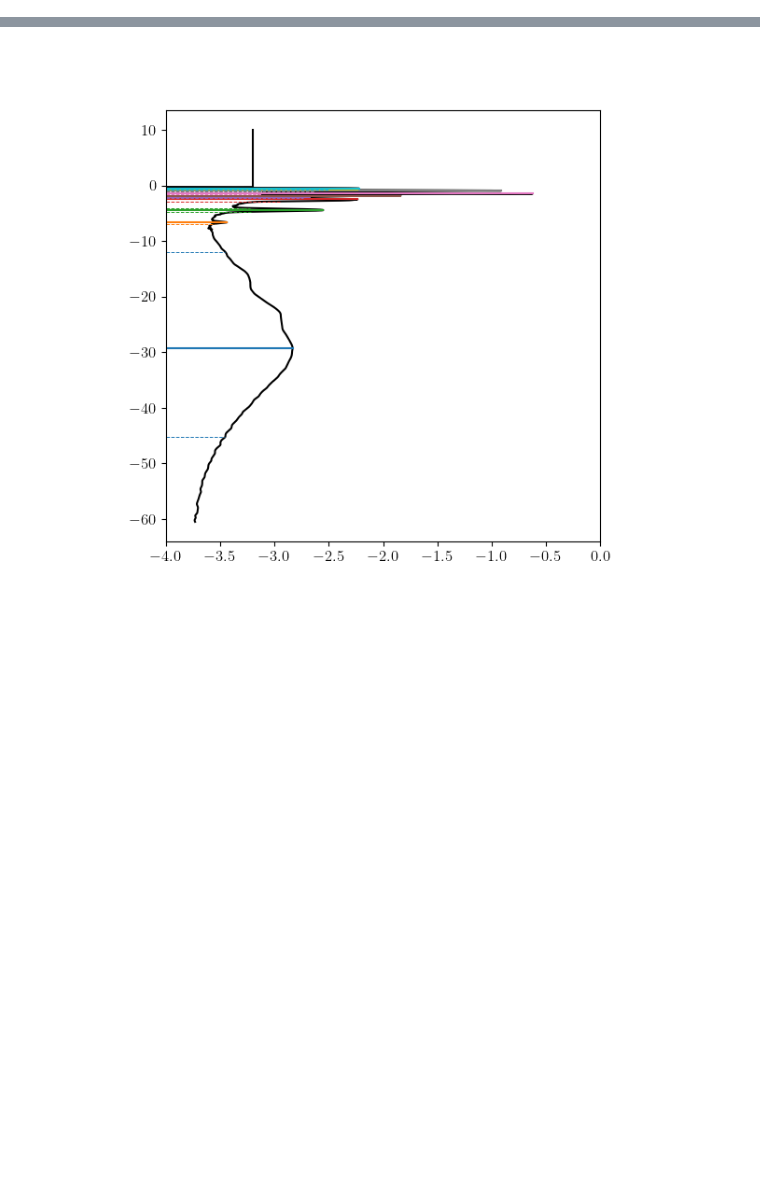
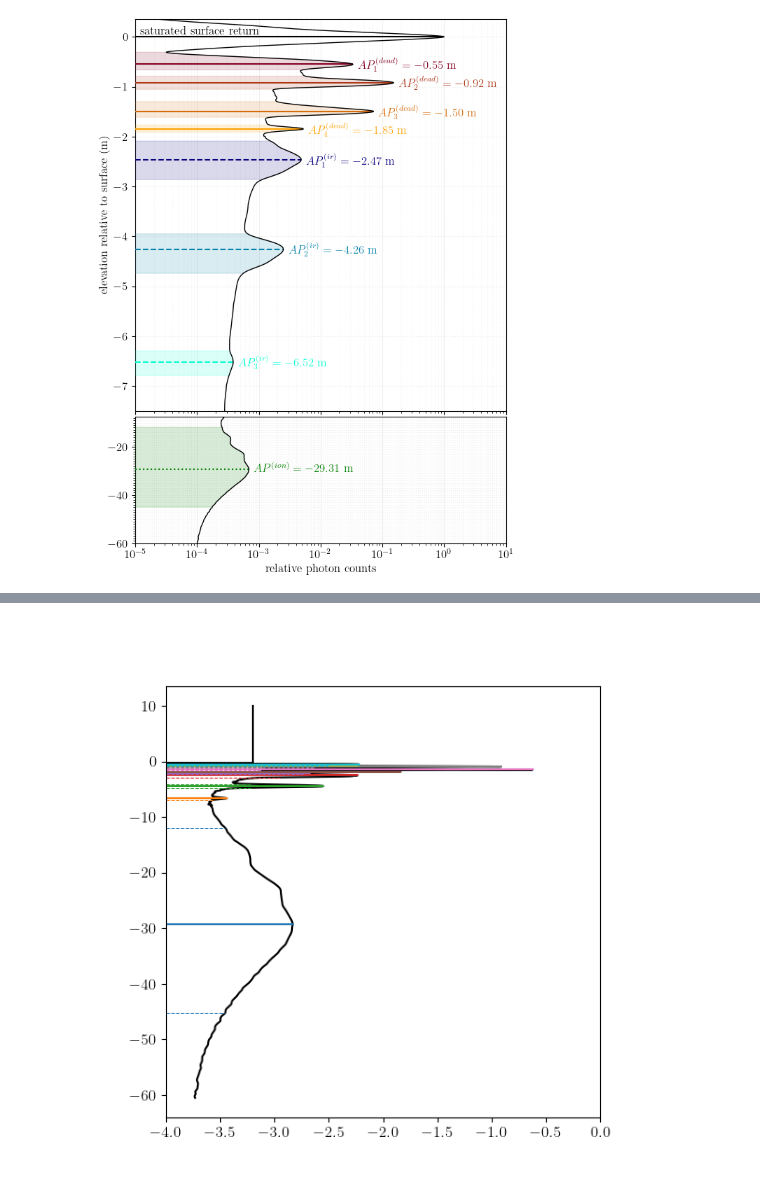
Before and after one commit to fliphilipp/icelakes-methods, a Jupyter notebook: 02-afterpulse-plots.ipynb, the cells around one changed output, grey strips where cells are left out. Drawn from its saved outputs; the diff is of its cells as text; code cells hidden in the pictures; blank space fills up the shorter version.

```diff
--- a/02-afterpulse-plots.ipynb
+++ b/02-afterpulse-plots.ipynb
@@ -5,6 +5,97 @@ import numpy as np
 import pandas as pd
 from matplotlib.patches import Polygon
 from matplotlib.ticker import AutoMinorLocator
+# %%
+df = pd.read_csv('data/saturation_counts_alldata_wider.csv')
+
+plt.rcParams.update({
+    'font.size': 12,
+    'text.usetex': True,
+    'font.family': 'Optima'
+})
+
+thresh_upper = 0.35
+thresh_lower = -7.5
+thresh_tail = -60.0
+
+peak_target_elevs = [0.0, -0.55, -0.92, -1.50, -1.85, -2.47, -4.26, -6.52]
+peak_starts = [0.0, -0.31, -0.79, -1.30, -1.77, -2.09, -3.95, -6.3]
+peak_ends = [0.0, -0.67, -1.06, -1.62, -1.92, -2.87, -4.75, -6.8]
+# lower internal reflection and PMT ionization: -6.52, -29.31
+peak_labels = ['surface'] + [r'$AP_%i^{(dead)}=' % (i+1) for i in range(4)] + [r'$AP_%i^{(ir)}=' % (i+1) for i in range(3)]
+widths_pk = [0.0, 0.3, 0.225, 0.225, 0.225, 0.35, 0.3]
+cols_pk = ['black','#820021', '#AC3616', '#D56C0B', '#FFA200', '#08007F', '#0480AA', '#00FFD4']
+lsty_pk = ['-', '-', '-', '-', '-', '--', '--', '--']
+
+# for j, beam_select in enumerate(['all', 'strong', 'weak'] + list(np.arange(1,7))):
+for j, beam_select in enumerate(['all']):
+# for j, beam_select in enumerate(['all', 'strong', 'weak']):
+# for j, beam_select in enumerate([4]):
+    fig = plt.figure(figsize=[6, 8], dpi=100)
+    gs = fig.add_gridspec(4, 1)
+    ax = fig.add_subplot(gs[:3, 0])
+    ax2 = fig.add_subplot(gs[3, 0], sharex=ax)
+    plt.setp(ax.get_xticklabels(), visible=False)
+    ylms = (thresh_lower, thresh_upper)
+    xlim_ax = (1e-5,10)
+
+    vals = df['smooth_%s'%beam_select]
+    ax.plot(vals, df.elev_bins, 'k-', lw=1, zorder=1000)
+    for i in range(len(peak_target_elevs)):
+        thish = peak_target_elevs[i]
+        thispeak_height = vals.iloc[np.argmin(np.abs(df.elev_bins-thish))]
+        ax.plot([xlim_ax[0], thispeak_height], [thish]*2, color=cols_pk[i], ls=lsty_pk[i], zorder=100,solid_capstyle='butt')
+        if i == 0:
+            ax.text(1.2*xlim_ax[0], thish, 'saturated surface return', color=cols_pk[i], ha='left', va='bottom')
+        else:
+            ax.text(thispeak_height*1.2, thish, r'%s%.2f$ m' % (peak_labels[i],thish), color=cols_pk[i], weight='bold', va='center')
+            u = peak_starts[i]
+            l = peak_ends[i]
+            ys = [u, l] + list(df.elev_bins[(df.elev_bins <= u) & (df.elev_bins >= l)]) + [u]
+            xs = [1e-12, 1e-12] +  list(vals[(df.elev_bins <= u) & (df.elev_bins >= l)]) + [1e-12]
+            ax.add_patch(Polygon(np.transpose(np.vstack((xs,ys))), color=cols_pk[i], alpha=0.15,zorder=50))
+
+    if type(beam_select) == str:
+        tit = '%s beams' % beam_select
+    else:
+        tit = 'beam %i' % beam_select
+    if j != 0:
+        ax.set_title(tit)
+
+    ax.set_ylabel('elevation relative to surface (m)')
+    ax.set_xlim(xlim_ax)
+    ax.set_ylim(ylms)
+    ax.set_xscale('log')
+    ax.axes.yaxis.grid(which='major', color='#EEEEEE', linestyle=':', linewidth=0.8, zorder=-1000)
+    ax.axes.xaxis.grid(which='major', color='#EEEEEE', linewidth=0.8, zorder=-1000)
+    ax.axes.xaxis.grid(which='minor', color='#EEEEEE', linestyle=':', linewidth=0.5, zorder=-1000)
+    # ax.grid(which='minor', color='#EEEEEE', linestyle=':', linewidth=0.5)
+
+    ax2.plot(vals, df.elev_bins, 'k-', lw=1, zorder=1000)
+    u = -12
+    l = -45
+    ys = [u, l] + list(df.elev_bins[(df.elev_bins <= u) & (df.elev_bins >= l)]) + [u]
+    xs = [1e-12, 1e-12] +  list(vals[(df.elev_bins <= u) & (df.elev_bins >= l)]) + [1e-12]
+    ax2.add_patch(Polygon(np.transpose(np.vstack((xs,ys))), color='g', alpha=0.15,zorder=50))
+    thish = -29.31
+    thispeak_height = vals.iloc[np.argmin(np.abs(df.elev_bins-thish))]
+    ax2.plot([xlim_ax[0], thispeak_height], [thish]*2, color='g', ls=':', zorder=100,solid_capstyle='butt')
+    ax2.text(thispeak_height*1.2, thish, r'$AP^{(ion)}=%.2f$ m' % thish, color='g', weight='bold', va='center')
+
+    ax2.set_xlabel('relative photon counts')
+    ax2.set_ylim(thresh_tail, thresh_lower)
+    ax2.yaxis.set_minor_locator(AutoMinorLocator(20))
+    ax2.axes.yaxis.grid(which='both', color='#EEEEEE', linestyle=':', linewidth=0.8, zorder=-1000)
+    ax2.axes.xaxis.grid(which='major', color='#EEEEEE', linewidth=0.8, zorder=-1000)
+    ax2.axes.xaxis.grid(which='minor', color='#EEEEEE', linestyle=':', linewidth=0.5, zorder=-1000)
+    #ax2.grid(which='minor', color='#EEEEEE', linestyle=':', linewidth=0.5)
+
+
+    fig.tight_layout(pad=0.2)
+
+    plt.savefig('plots/saturation_counts_beams_%s_PMT.jpg' % beam_select, dpi=600)
+# %% [output]
+[figure, added]
 # %%
 df = pd.read_csv('data/saturation_counts_alldata_wider.csv')
 
```
Also changed, not shown: parts of 1 cell of this notebook, 8 other files.
